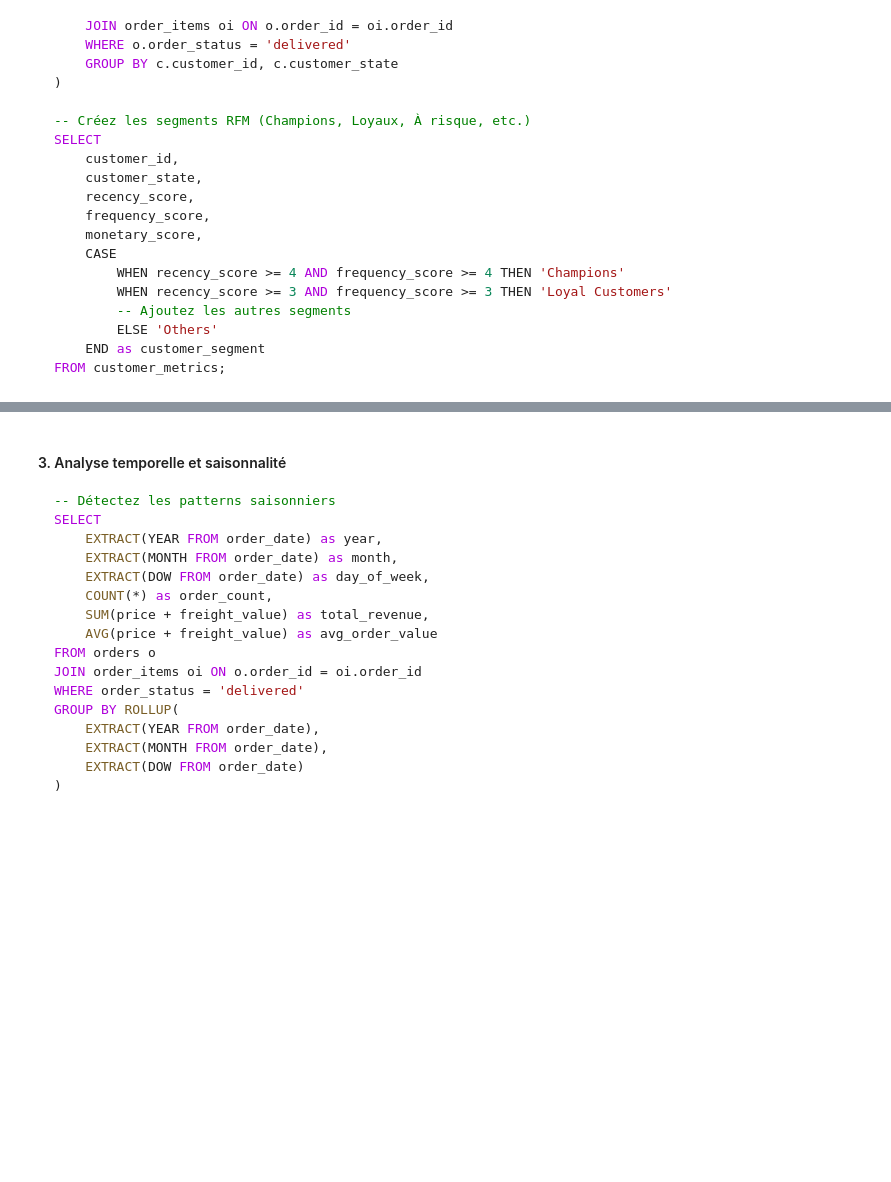
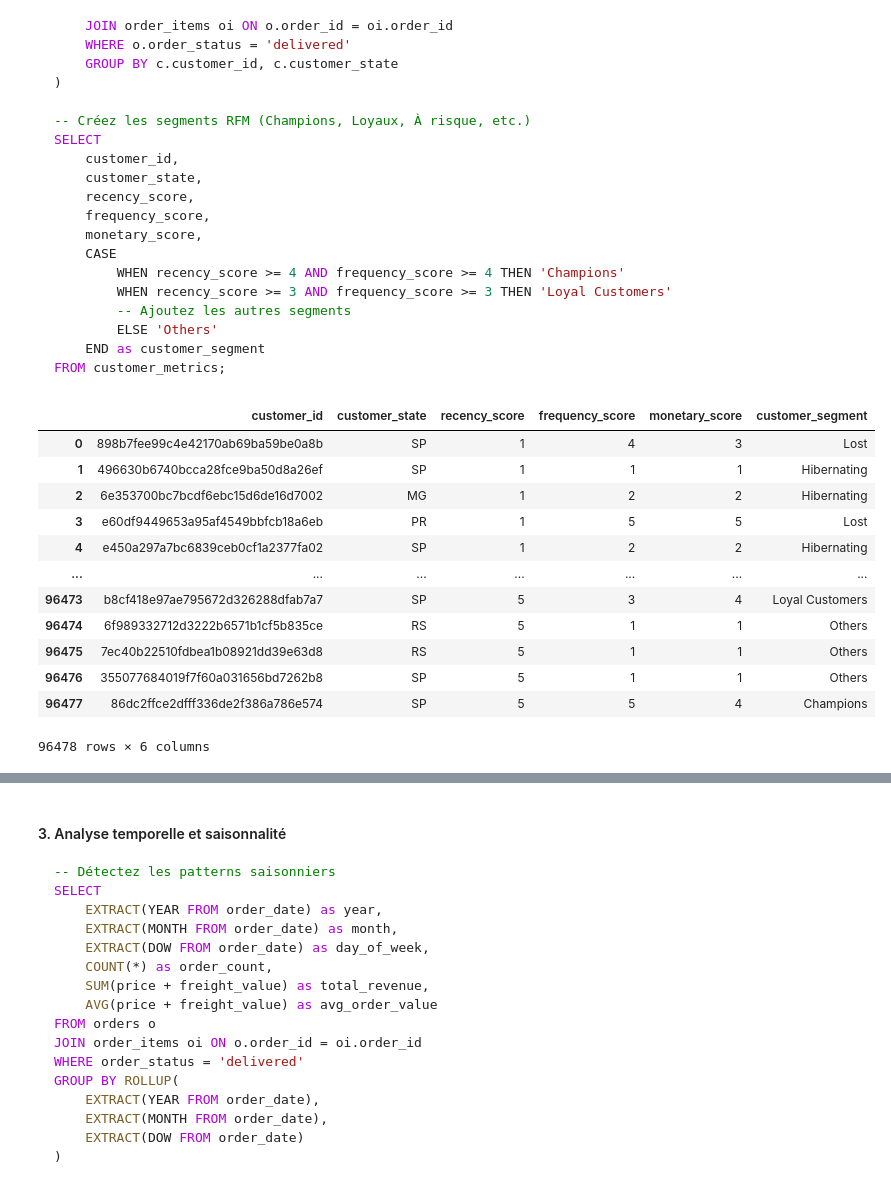
Before and after one commit to samyachd/Brief_multi_tech, a Jupyter notebook: 2_Analyse_e_commerce.ipynb, the cells around one changed output, grey strips where cells are left out. Drawn from its saved outputs; the diff is of its cells as text; code cells hidden in the pictures; blank space fills up the shorter version.

````diff
--- a/2_Analyse_e_commerce.ipynb
+++ b/2_Analyse_e_commerce.ipynb
@@ -214,6 +260,84 @@ SELECT
     END as customer_segment
 FROM customer_metrics;
 ```
+# %%
+#### 1. Analyse RFM
+# Votre défi : Calculer les métriques RFM pour chaque client
+
+### Récence : jours depuis dernier achat du client
+# Fréquence : nombre de commandes du client
+# Montant : total dépensé du client
+
+# Complétez cette requête CTE
+
+conn.rollback()
+
+customer_metrics = """
+WITH base_data AS (
+    SELECT
+        c.customer_id,
+        c.customer_state,
+        MAX(o.order_date) AS last_order_date,
+        COUNT(o.order_id) AS order_count,
+        SUM(oi.price) AS total_spent
+    FROM
+        customers c
+    JOIN orders o ON c.customer_id = o.customer_id
+    JOIN order_items oi ON o.order_id = oi.order_id
+    WHERE
+        o.order_status = 'delivered'
+    GROUP BY
+        c.customer_id, c.customer_state
+),
+scored_data AS (
+    SELECT
+        customer_id,
+        customer_state,
+        last_order_date,
+        order_count,
+        total_spent,
+        NTILE(5) OVER (ORDER BY last_order_date DESC) AS recency_score,
+        NTILE(5) OVER (ORDER BY order_count) AS frequency_score,
+        NTILE(5) OVER (ORDER BY total_spent) AS monetary_score
+    FROM
+        base_data
+)
+SELECT
+    customer_id,
+    customer_state,
+    recency_score,
+    frequency_score,
+    monetary_score,
+    CASE
+        WHEN recency_score >= 4 AND frequency_score >= 4 AND monetary_score >= 4 THEN 'Champions'
+        WHEN recency_score >= 3 AND frequency_score >= 3 THEN 'Loyal Customers'
+        WHEN recency_score >= 4 AND frequency_score BETWEEN 2 AND 3 THEN 'Potential Loyalists'
+        WHEN recency_score BETWEEN 2 AND 3 AND frequency_score >= 3 THEN 'At risk'
+        WHEN recency_score <= 2 AND frequency_score <= 3 THEN 'Hibernating'
+        WHEN recency_score = 1 THEN 'Lost'
+        ELSE 'Others'
+    END AS customer_segment
+FROM
+    scored_data;
+"""
+
+result_cm= conn.execute(text(customer_metrics))
+df_cm = pd.DataFrame(result_cm.fetchall())
+df_cm
+# %% [output]
+|  | customer_id | customer_state | recency_score | frequency_score | monetary_score | customer_segment |
+| 0 | 898b7fee99c4e42170ab69ba59be0a8b | SP | 1 | 4 | 3 | Lost |
+| 1 | 496630b6740bcca28fce9ba50d8a26ef | SP | 1 | 1 | 1 | Hibernating |
+| 2 | 6e353700bc7bcdf6ebc15d6de16d7002 | MG | 1 | 2 | 2 | Hibernating |
+| 3 | e60df9449653a95af4549bbfcb18a6eb | PR | 1 | 5 | 5 | Lost |
+| 4 | e450a297a7bc6839ceb0cf1a2377fa02 | SP | 1 | 2 | 2 | Hibernating |
+| ... | ... | ... | ... | ... | ... | ... |
+| 96473 | b8cf418e97ae795672d326288dfab7a7 | SP | 5 | 3 | 4 | Loyal Customers |
+| 96474 | 6f989332712d3222b6571b1cf5b835ce | RS | 5 | 1 | 1 | Others |
+| 96475 | 7ec40b22510fdbea1b08921dd39e63d8 | RS | 5 | 1 | 1 | Others |
+| 96476 | 355077684019f7f60a031656bd7262b8 | SP | 5 | 1 | 1 | Others |
+| 96477 | 86dc2ffce2dfff336de2f386a786e574 | SP | 5 | 5 | 4 | Champions |
+96478 rows × 6 columns
 # %%
 #### 2. Analyse géographique des ventes
 
````
Also changed, not shown: parts of 18 cells of this notebook, 1 other file.
